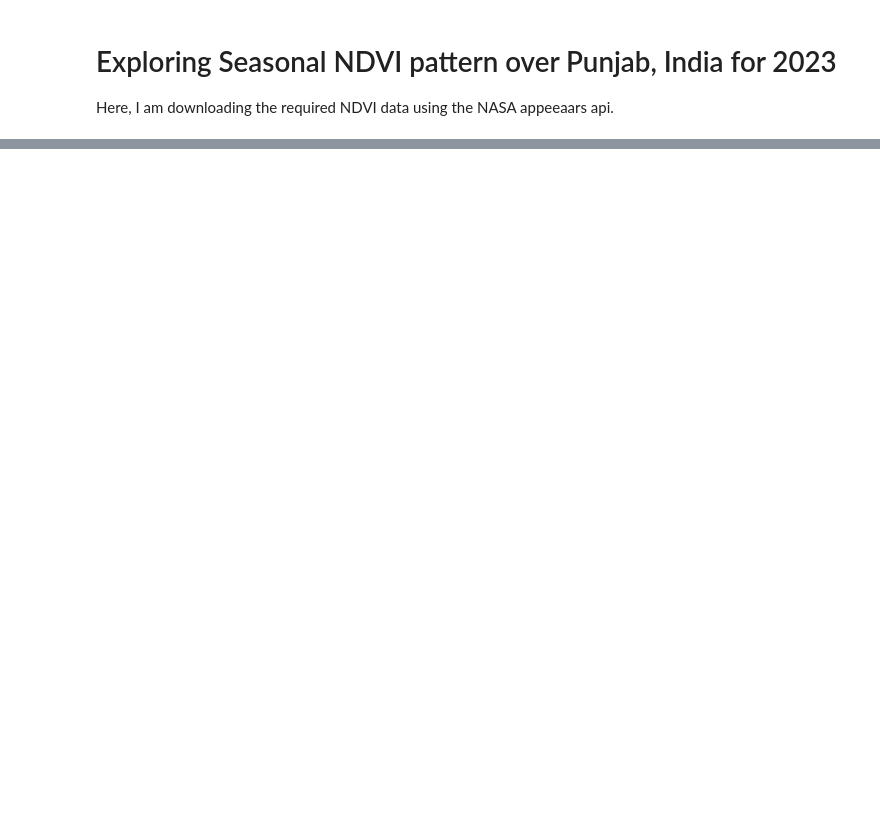
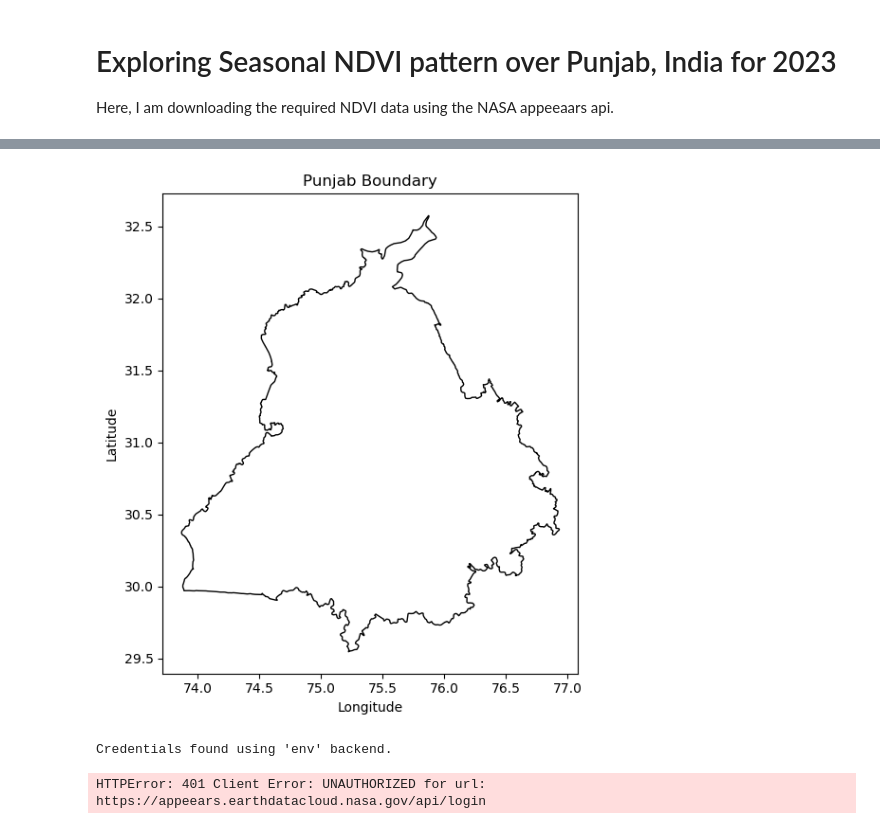
Before and after one commit to earthlab-education/04-vegetation-nkoppa, a Jupyter notebook: vegetation-portfolio.ipynb, the cells around one changed output, grey strips where cells are left out. Drawn from its saved outputs; the diff is of its cells as text; code cells hidden in the pictures; blank space fills up the shorter version.

Commit message:
download data

```diff
--- a/vegetation-portfolio.ipynb
+++ b/vegetation-portfolio.ipynb
@@ -28,0 +40,6 @@ ModuleNotFoundError: No module named 'earthpy.api'
+# %%
+
+boundary_path = Path("data/boundaries/gadm41_IND_1.shp")
+
+adm1_gdf = gpd.read_file(boundary_path)
+adm1_gdf.head()
@@ -28,0 +53,5 @@ ModuleNotFoundError: No module named 'earthpy.api'
+# %%
+#extracting only for the state of Punjab
+
+punjab_gdf = adm1_gdf[adm1_gdf["NAME_1"].str.contains("Punjab", case=False)].copy()
+punjab_gdf
@@ -28,0 +61,4 @@ ModuleNotFoundError: No module named 'earthpy.api'
+# %%
+#Convert to WGS84 (EPSG:4326)
+punjab_gdf = punjab_gdf.to_crs(4326)
+punjab_gdf.crs
@@ -28,0 +77,12 @@ ModuleNotFoundError: No module named 'earthpy.api'
+# %%
+#verifying visually
+
+fig, ax = plt.subplots(figsize=(6, 6))
+punjab_gdf.plot(ax=ax, edgecolor="black", facecolor="none")
+ax.set_title("Punjab Boundary")
+ax.set_xlabel("Longitude")
+ax.set_ylabel("Latitude")
+plt.tight_layout()
+plt.show()
+# %% [output]
+[figure, added]
@@ -28,0 +120,6 @@ ModuleNotFoundError: No module named 'earthpy.api'
+# %%
+# download the prepared download - this can take a while!
+ndvi_downloader.download_files(cache=True)
+# %% [output]
+Credentials found using 'env' backend.
+HTTPError: 401 Client Error: UNAUTHORIZED for url: https://appeears.earthdatacloud.nasa.gov/api/login
```
Also changed, not shown: parts of 7 cells of this notebook, 1 other file.
